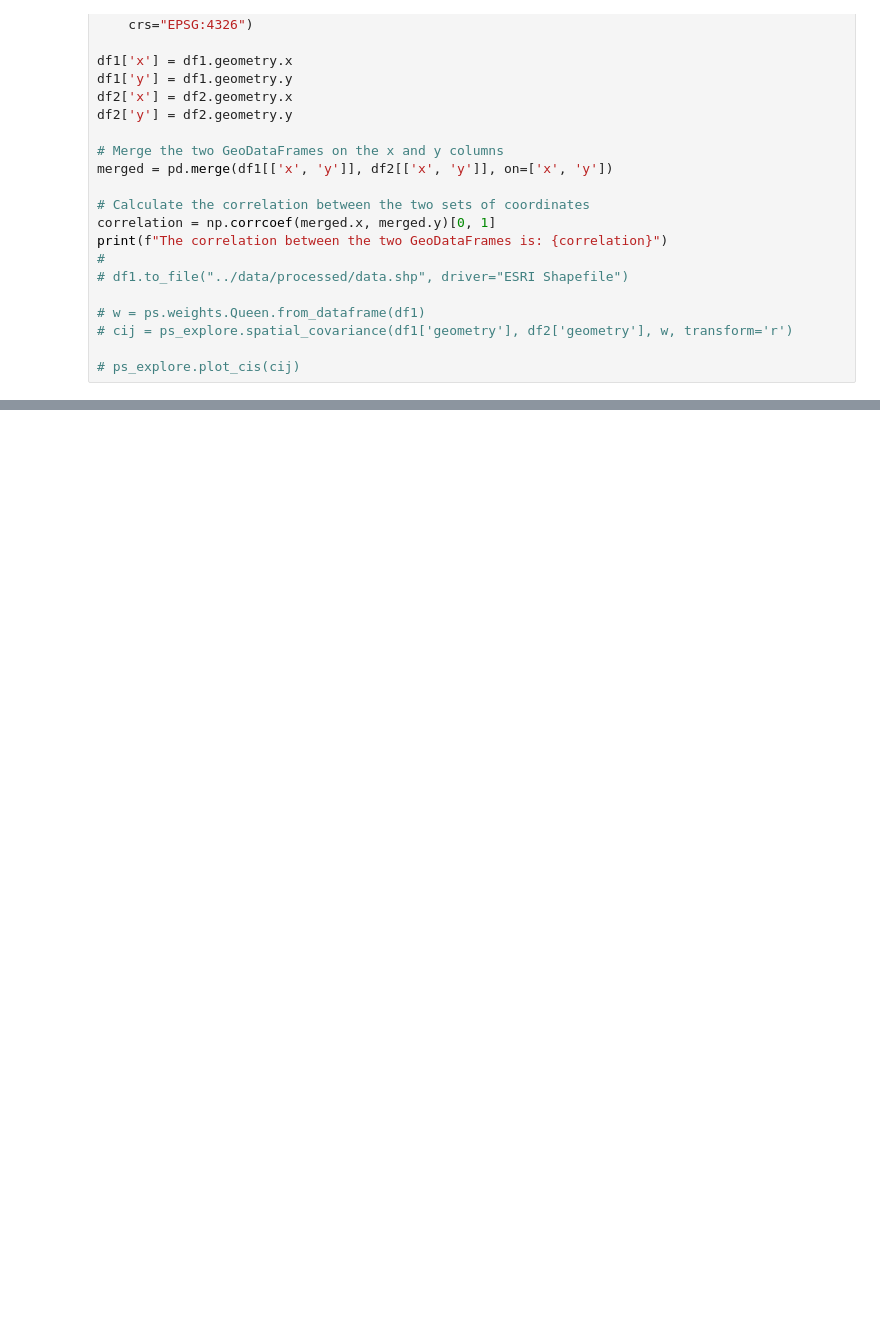
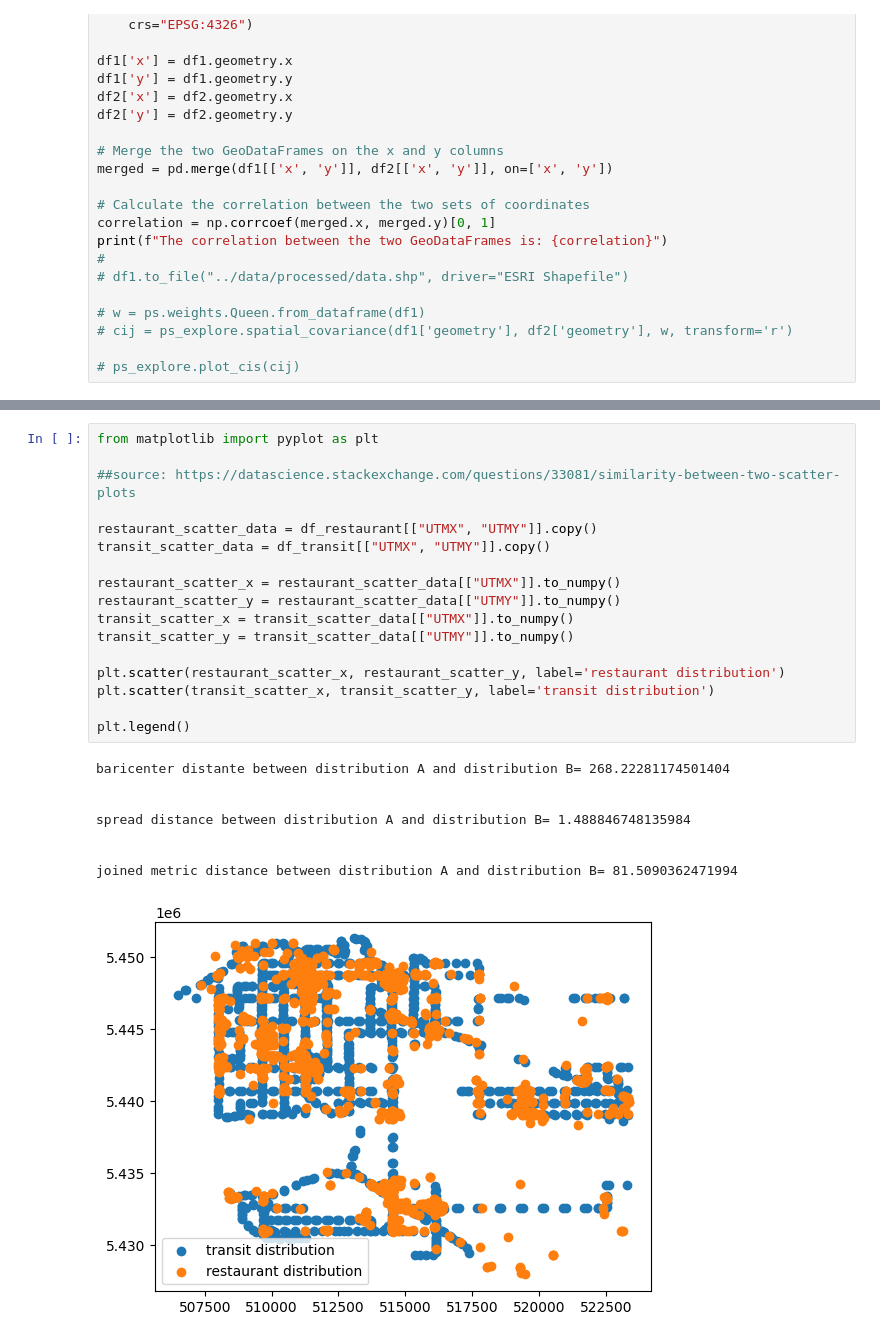
Before and after one commit to ziqingyuan/surrey-open-data-analysis, a Jupyter notebook: notebooks/surrey.ipynb, the cells around one changed output, grey strips where cells are left out. Cells and saved outputs as stored; diff of their text form; blank space fills up the shorter version.

Commit message:
implemented statistical visualization

```diff
--- a/notebooks/surrey.ipynb
+++ b/notebooks/surrey.ipynb
@@ -222,0 +221,26 @@ NameError: name 'px' is not defined
+# %%
+from matplotlib import pyplot as plt
+
+##source: https://datascience.stackexchange.com/questions/33081/similarity-between-two-scatter-plots
+
+restaurant_scatter_data = df_restaurant[["UTMX", "UTMY"]].copy()
+transit_scatter_data = df_transit[["UTMX", "UTMY"]].copy()
+
+restaurant_scatter_x = restaurant_scatter_data[["UTMX"]].to_numpy()
+restaurant_scatter_y = restaurant_scatter_data[["UTMY"]].to_numpy()
+transit_scatter_x = transit_scatter_data[["UTMX"]].to_numpy()
+transit_scatter_y = transit_scatter_data[["UTMY"]].to_numpy()
+
+plt.scatter(restaurant_scatter_x, restaurant_scatter_y, label='restaurant distribution')
+plt.scatter(transit_scatter_x, transit_scatter_y, label='transit distribution')
+
+plt.legend()
+# %% [output]
+baricenter distante between distribution A and distribution B= 268.22281174501404
+
+
+spread distance between distribution A and distribution B= 1.488846748135984
+
+
+joined metric distance between distribution A and distribution B= 81.5090362471994
+[figure, added]
```
Also changed, not shown: parts of 1 cell of this notebook, 1 other file.
